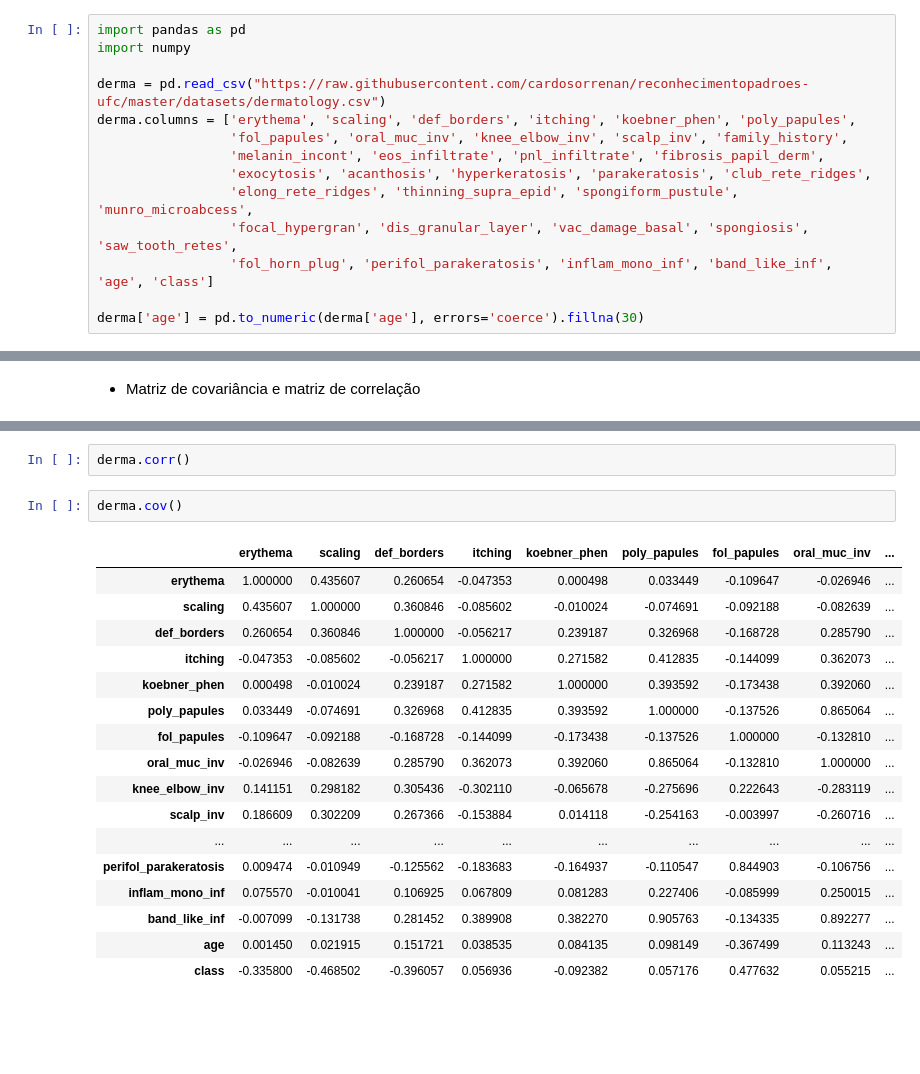
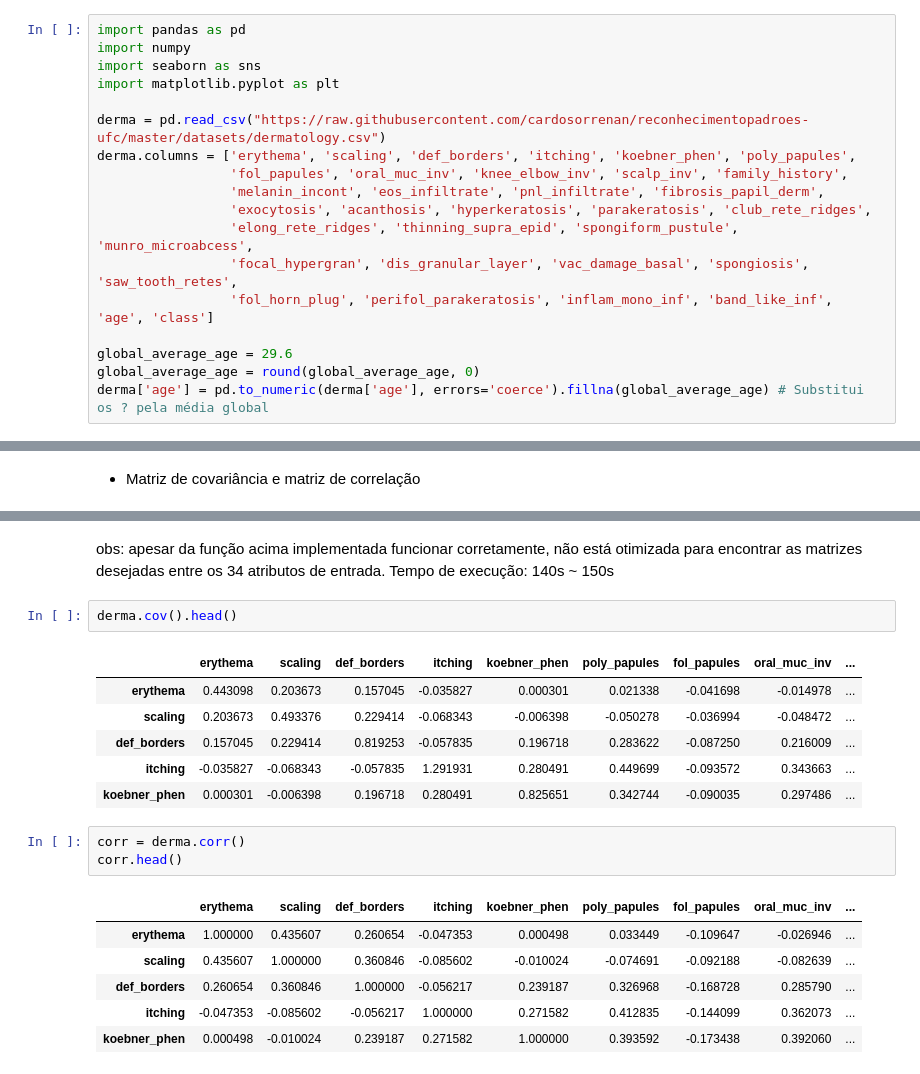
Before and after one commit to cardosorrenan/reconhecimentopadroes-ufc, a Jupyter notebook: src/bayesians.ipynb, the cells around one changed output, grey strips where cells are left out. Cells and saved outputs as stored; diff of their text form; blank space fills up the shorter version.

```diff
--- a/src/bayesians.ipynb
+++ b/src/bayesians.ipynb
@@ -5,6 +5,8 @@
 # %%
 import pandas as pd
 import numpy
+import seaborn as sns
+import matplotlib.pyplot as plt
 
 derma = pd.read_csv("https://raw.githubusercontent.com/cardosorrenan/reconhecimentopadroes-ufc/master/datasets/dermatology.csv")
 derma.columns = ['erythema', 'scaling', 'def_borders', 'itching', 'koebner_phen', 'poly_papules',
@@ -15,7 +17,9 @@ derma.columns = ['erythema', 'scaling', 'def_borders', 'itching', 'koebner_phen'
                  'focal_hypergran', 'dis_granular_layer', 'vac_damage_basal', 'spongiosis', 'saw_tooth_retes',
                  'fol_horn_plug', 'perifol_parakeratosis', 'inflam_mono_inf', 'band_like_inf', 'age', 'class']
 
-derma['age'] = pd.to_numeric(derma['age'], errors='coerce').fillna(30)
+global_average_age = 29.6
+global_average_age = round(global_average_age, 0)
+derma['age'] = pd.to_numeric(derma['age'], errors='coerce').fillna(global_average_age) # Substitui os ? pela média global
 # %%
 derma.head()
 # %% [output]
@@ -71,22 +77,21 @@ cov, corr = create_matrices()
-# %%
-derma.corr()
+# %% [markdown]
+obs: apesar da função acima implementada funcionar corretamente, não está otimizada para encontrar as matrizes desejadas entre os 34 atributos de entrada. Tempo de execução: 140s ~ 150s
 # %%
-derma.cov()
+derma.cov().head()
 # %% [output]
 |  | erythema | scaling | def_borders | itching | koebner_phen | poly_papules | fol_papules | oral_muc_inv | ... |
-| erythema | 1.000000 | 0.435607 | 0.260654 | -0.047353 | 0.000498 | 0.033449 | -0.109647 | -0.026946 | ... |
-| scaling | 0.435607 | 1.000000 | 0.360846 | -0.085602 | -0.010024 | -0.074691 | -0.092188 | -0.082639 | ... |
-| def_borders | 0.260654 | 0.360846 | 1.000000 | -0.056217 | 0.239187 | 0.326968 | -0.168728 | 0.285790 | ... |
-| itching | -0.047353 | -0.085602 | -0.056217 | 1.000000 | 0.271582 | 0.412835 | -0.144099 | 0.362073 | ... |
-| koebner_phen | 0.000498 | -0.010024 | 0.239187 | 0.271582 | 1.000000 | 0.393592 | -0.173438 | 0.392060 | ... |
-| poly_papules | 0.033449 | -0.074691 | 0.326968 | 0.412835 | 0.393592 | 1.000000 | -0.137526 | 0.865064 | ... |
-| fol_papules | -0.109647 | -0.092188 | -0.168728 | -0.144099 | -0.173438 | -0.137526 | 1.000000 | -0.132810 | ... |
-| oral_muc_inv | -0.026946 | -0.082639 | 0.285790 | 0.362073 | 0.392060 | 0.865064 | -0.132810 | 1.000000 | ... |
-| knee_elbow_inv | 0.141151 | 0.298182 | 0.305436 | -0.302110 | -0.065678 | -0.275696 | 0.222643 | -0.283119 | ... |
-| scalp_inv | 0.186609 | 0.302209 | 0.267366 | -0.153884 | 0.014118 | -0.254163 | -0.003997 | -0.260716 | ... |
-| ... | ... | ... | ... | ... | ... | ... | ... | ... | ... |
-| perifol_parakeratosis | 0.009474 | -0.010949 | -0.125562 | -0.183683 | -0.164937 | -0.110547 | 0.844903 | -0.106756 | ... |
-| inflam_mono_inf | 0.075570 | -0.010041 | 0.106925 | 0.067809 | 0.081283 | 0.227406 | -0.085999 | 0.250015 | ... |
-| band_like_inf | -0.007099 | -0.131738 | 0.281452 | 0.389908 | 0.382270 | 0.905763 | -0.134335 | 0.892277 | ... |
-| age | 0.001450 | 0.021915 | 0.151721 | 0.038535 | 0.084135 | 0.098149 | -0.367499 | 0.113243 | ... |
-| class | -0.335800 | -0.468502 | -0.396057 | 0.056936 | -0.092382 | 0.057176 | 0.477632 | 0.055215 | ... |
+| erythema | 0.443098 | 0.203673 | 0.157045 | -0.035827 | 0.000301 | 0.021338 | -0.041698 | -0.014978 | ... |
+| scaling | 0.203673 | 0.493376 | 0.229414 | -0.068343 | -0.006398 | -0.050278 | -0.036994 | -0.048472 | ... |
+| def_borders | 0.157045 | 0.229414 | 0.819253 | -0.057835 | 0.196718 | 0.283622 | -0.087250 | 0.216009 | ... |
+| itching | -0.035827 | -0.068343 | -0.057835 | 1.291931 | 0.280491 | 0.449699 | -0.093572 | 0.343663 | ... |
+| koebner_phen | 0.000301 | -0.006398 | 0.196718 | 0.280491 | 0.825651 | 0.342744 | -0.090035 | 0.297486 | ... |
+# %%
+corr = derma.corr()
+corr.head()
+# %% [output]
+|  | erythema | scaling | def_borders | itching | koebner_phen | poly_papules | fol_papules | oral_muc_inv | ... |
+| erythema | 1.000000 | 0.435607 | 0.260654 | -0.047353 | 0.000498 | 0.033449 | -0.109647 | -0.026946 | ... |
+| scaling | 0.435607 | 1.000000 | 0.360846 | -0.085602 | -0.010024 | -0.074691 | -0.092188 | -0.082639 | ... |
+| def_borders | 0.260654 | 0.360846 | 1.000000 | -0.056217 | 0.239187 | 0.326968 | -0.168728 | 0.285790 | ... |
+| itching | -0.047353 | -0.085602 | -0.056217 | 1.000000 | 0.271582 | 0.412835 | -0.144099 | 0.362073 | ... |
+| koebner_phen | 0.000498 | -0.010024 | 0.239187 | 0.271582 | 1.000000 | 0.393592 | -0.173438 | 0.392060 | ... |
```
Also changed, not shown: parts of 5 cells of this notebook.
